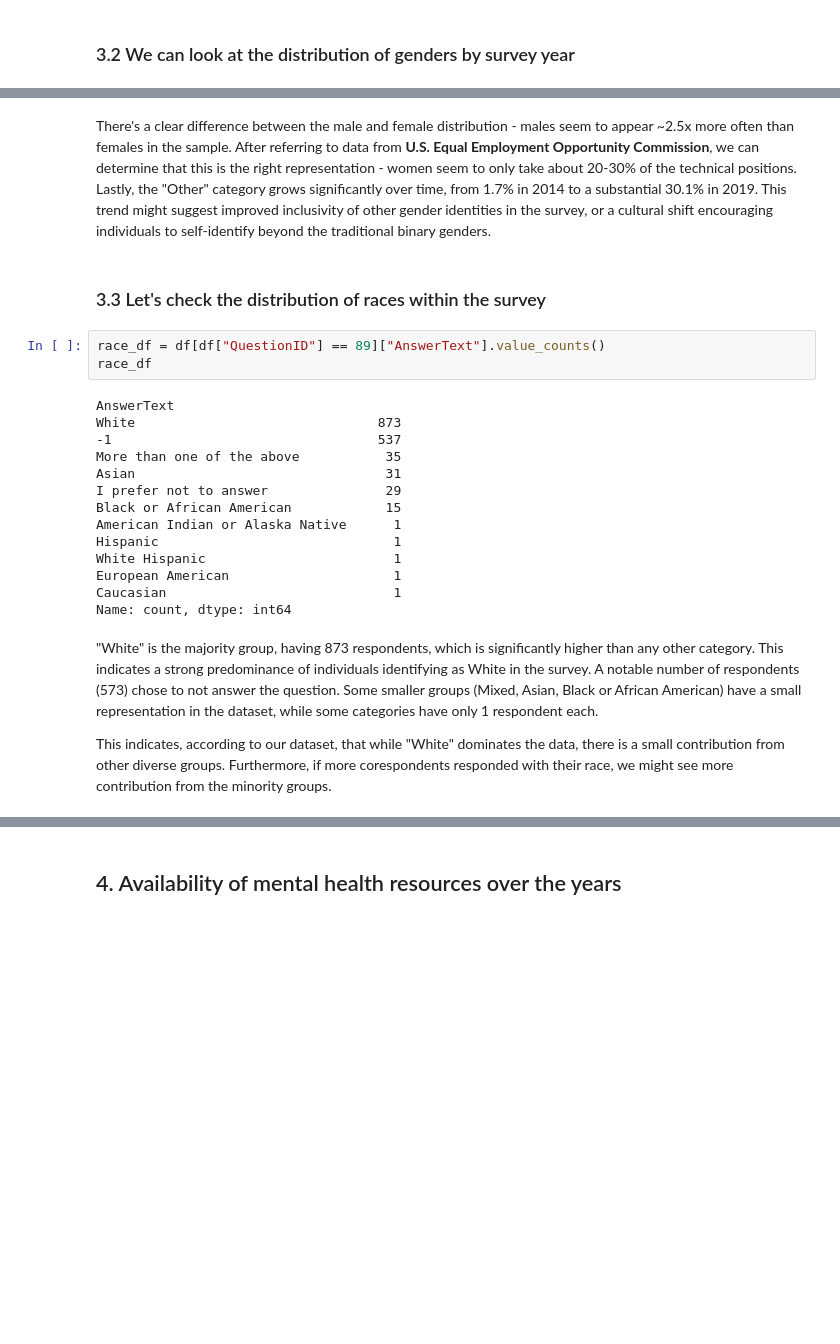
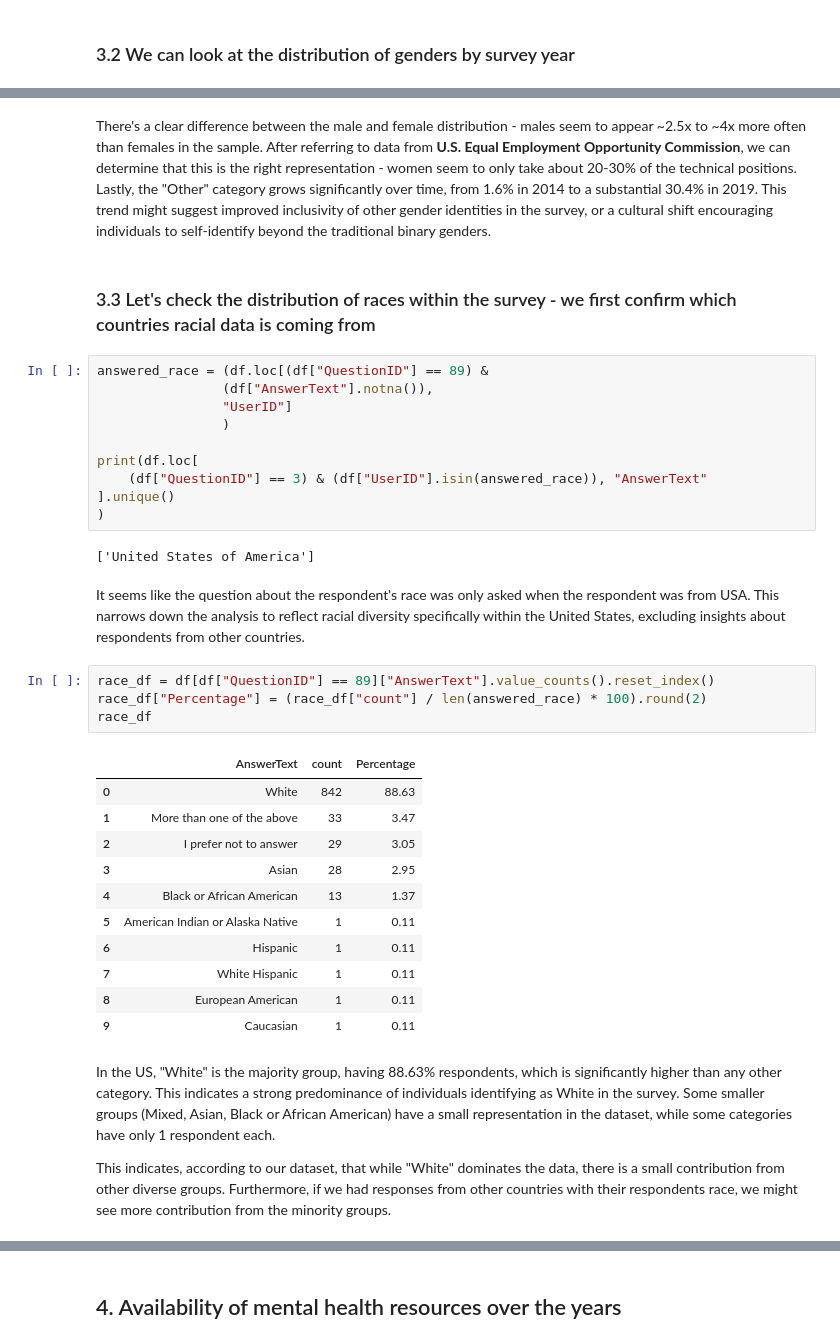
Before and after one commit to eleonen/tech_industry_mental_health_analysis, a Jupyter notebook: eda_mental_health_in_tech_industry.ipynb, the cells around one changed output, grey strips where cells are left out. Saved outputs shown, nothing was run; the diff lists cells and outputs as text; blank space fills up the shorter version.

```diff
--- a/eda_mental_health_in_tech_industry.ipynb
+++ b/eda_mental_health_in_tech_industry.ipynb
@@ -207,28 +230,41 @@ create_gender_barplot(df)
 # %% [markdown]
-There's a clear difference between the male and female distribution - males seem to appear ~2.5x more often than females in the sample. After referring to data from **U.S. Equal Employment Opportunity Commission**, we can determine that this is the right representation - women seem to only take about 20-30% of the technical positions. Lastly, the "Other" category grows significantly over time, from 1.7% in 2014 to a substantial 30.1% in 2019. This trend might suggest improved inclusivity of other gender identities in the survey, or a cultural shift encouraging individuals to self-identify beyond the traditional binary genders.
+There's a clear difference between the male and female distribution - males seem to appear ~2.5x to ~4x more often than females in the sample. After referring to data from **U.S. Equal Employment Opportunity Commission**, we can determine that this is the right representation - women seem to only take about 20-30% of the technical positions. Lastly, the "Other" category grows significantly over time, from 1.6% in 2014 to a substantial 30.4% in 2019. This trend might suggest improved inclusivity of other gender identities in the survey, or a cultural shift encouraging individuals to self-identify beyond the traditional binary genders.
 # %% [markdown]
-### 3.3 Let's check the distribution of races within the survey
+### 3.3 Let's check the distribution of races within the survey - we first confirm which countries racial data is coming from
+# %%
+answered_race = (df.loc[(df["QuestionID"] == 89) &
+                (df["AnswerText"].notna()),
+                "UserID"]
+                )
+
+print(df.loc[
+    (df["QuestionID"] == 3) & (df["UserID"].isin(answered_race)), "AnswerText"
+].unique()
+)
+# %% [output]
+['United States of America']
+# %% [markdown]
+It seems like the question about the respondent's race was only asked when the respondent was from USA. This narrows down the analysis to reflect racial diversity specifically within the United States, excluding insights about respondents from other countries.
 # %%
-race_df = df[df["QuestionID"] == 89]["AnswerText"].value_counts()
+race_df = df[df["QuestionID"] == 89]["AnswerText"].value_counts().reset_index()
+race_df["Percentage"] = (race_df["count"] / len(answered_race) * 100).round(2)
 race_df
 # %% [output]
-AnswerText
-White                               873
--1                                  537
-More than one of the above           35
-Asian                                31
-I prefer not to answer               29
-Black or African American            15
-American Indian or Alaska Native      1
-Hispanic                              1
-White Hispanic                        1
-European American                     1
-Caucasian                             1
-Name: count, dtype: int64
+|  | AnswerText | count | Percentage |
+| 0 | White | 842 | 88.63 |
+| 1 | More than one of the above | 33 | 3.47 |
+| 2 | I prefer not to answer | 29 | 3.05 |
+| 3 | Asian | 28 | 2.95 |
+| 4 | Black or African American | 13 | 1.37 |
+| 5 | American Indian or Alaska Native | 1 | 0.11 |
+| 6 | Hispanic | 1 | 0.11 |
+| 7 | White Hispanic | 1 | 0.11 |
+| 8 | European American | 1 | 0.11 |
+| 9 | Caucasian | 1 | 0.11 |
 # %% [markdown]
-"White" is the majority group, having 873 respondents, which is significantly higher than any other category. This indicates a strong predominance of individuals identifying as White in the survey. A notable number of respondents (573) chose to not answer the question.
+In the US, "White" is the majority group, having 88.63% respondents, which is significantly higher than any other category. This indicates a strong predominance of individuals identifying as White in the survey.
 Some smaller groups (Mixed, Asian, Black or African American) have a small representation in the dataset, while some categories have only 1 respondent each.
 
 This indicates, according to our dataset, that while "White" dominates the data, there is a small contribution from other diverse groups.
-Furthermore, if more corespondents responded with their race, we might see more contribution from the minority groups.
+Furthermore, if we had responses from other countries with their respondents race, we might see more contribution from the minority groups.
 # %% [markdown]
```
Also changed, not shown: parts of 27 cells of this notebook, 4 other files.
